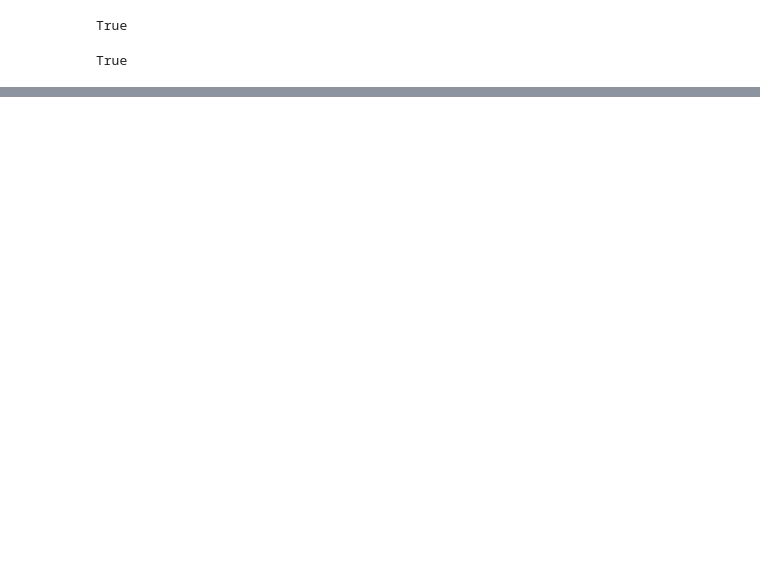
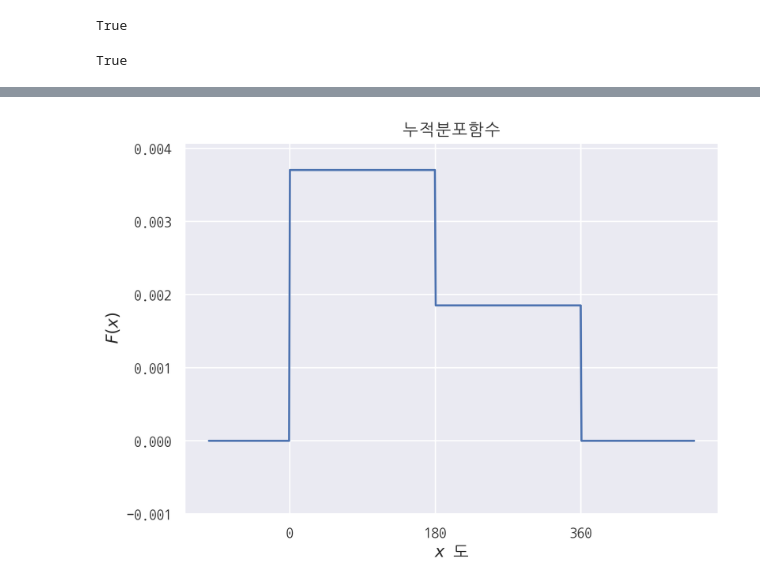
Before and after one commit to hmkim312/TIL, a Jupyter notebook: math/06_pgmpy로 공부하는 확률론.ipynb, the cells around one changed output, grey strips where cells are left out. Saved outputs shown, nothing was run; the diff lists cells and outputs as text; code cells hidden in the pictures; blank space fills up the shorter version.

```diff
--- a/math/06_pgmpy로 공부하는 확률론.ipynb
+++ b/math/06_pgmpy로 공부하는 확률론.ipynb
@@ -104,0 +188,22 @@ True
+# %%
+# 연습문제 6.4.5
+def p(a) :
+    if a < 0 or a > 360 :
+        return 0
+    elif a > 180 :
+        return 1/3/180
+    elif a <= 180 :
+        return 2/3/180
+
+t = np.linspace(-100,500,600)
+ps = np.array(list(map(p,t)))
+plt.figure(figsize = (7,5))
+plt.plot(t, ps)
+plt.ylim(-0.001, ps.max()* 1.1)
+plt.xticks([0,180,360])
+plt.title('누적분포함수')
+plt.xlabel('$x$ 도')
+plt.ylabel('$F(x)$')
+plt.show()
+# %% [output]
+[figure, added]
```
Also changed, not shown: parts of 4 cells of this notebook.
